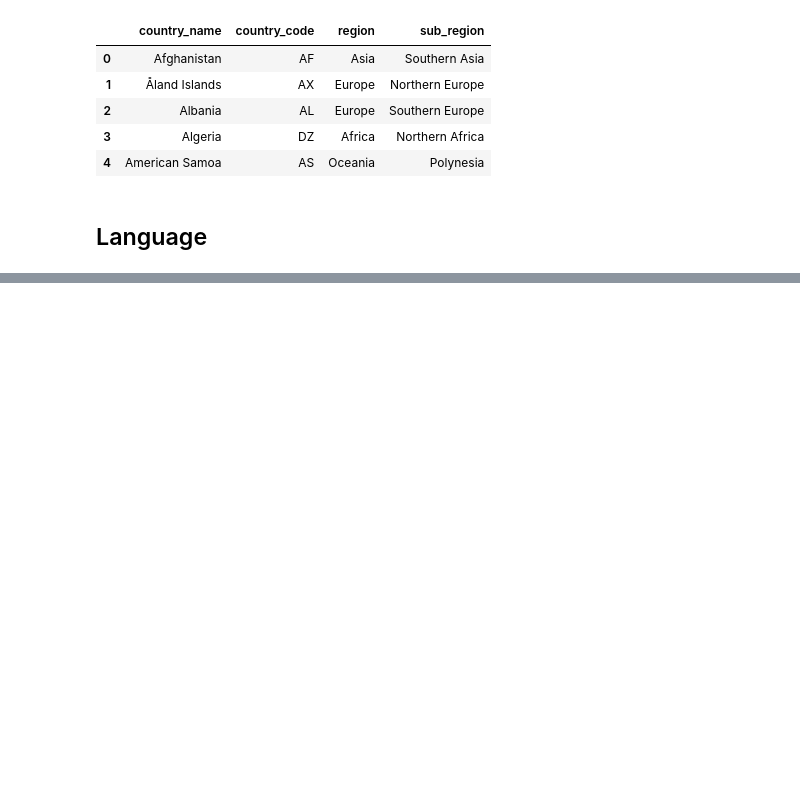
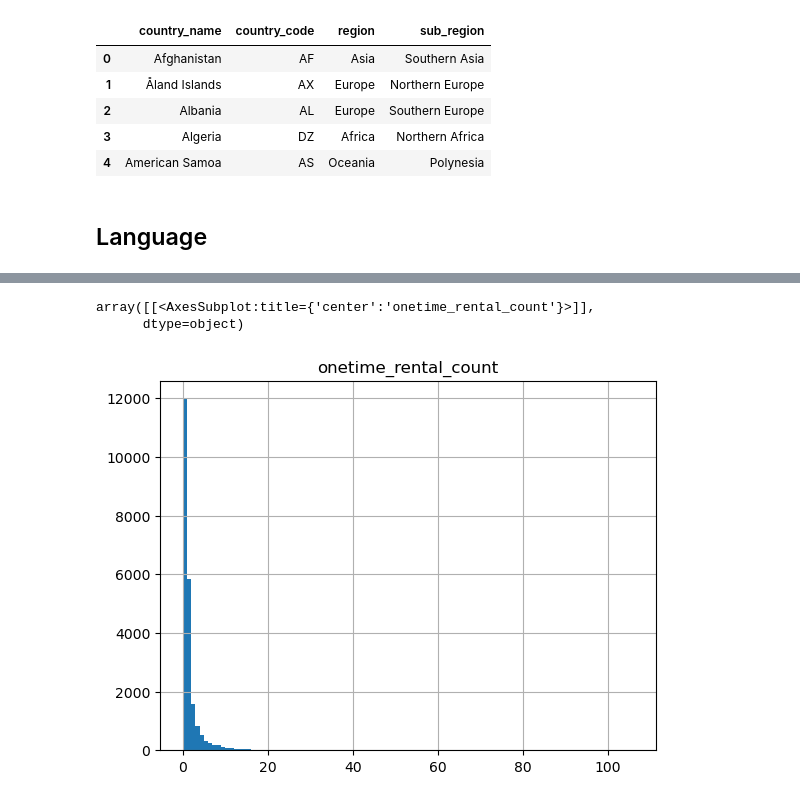
Before and after one commit to elisicke/Data-Analyst-Capstone-Project, a Jupyter notebook: Group_Laura.ipynb, the cells around one changed output, grey strips where cells are left out. Cells and saved outputs as stored; diff of their text form; code cells hidden in the pictures; blank space fills up the shorter version.

```diff
--- a/Group_Laura.ipynb
+++ b/Group_Laura.ipynb
@@ -411,0 +505,6 @@ Name: onetime_rental_count, dtype: int64
+# %%
+df_accounts.hist(column='onetime_rental_count', bins = 106)
+# %% [output]
+array([[<AxesSubplot:title={'center':'onetime_rental_count'}>]],
+      dtype=object)
+[figure, added]
```
Also changed, not shown: parts of 39 cells of this notebook.
